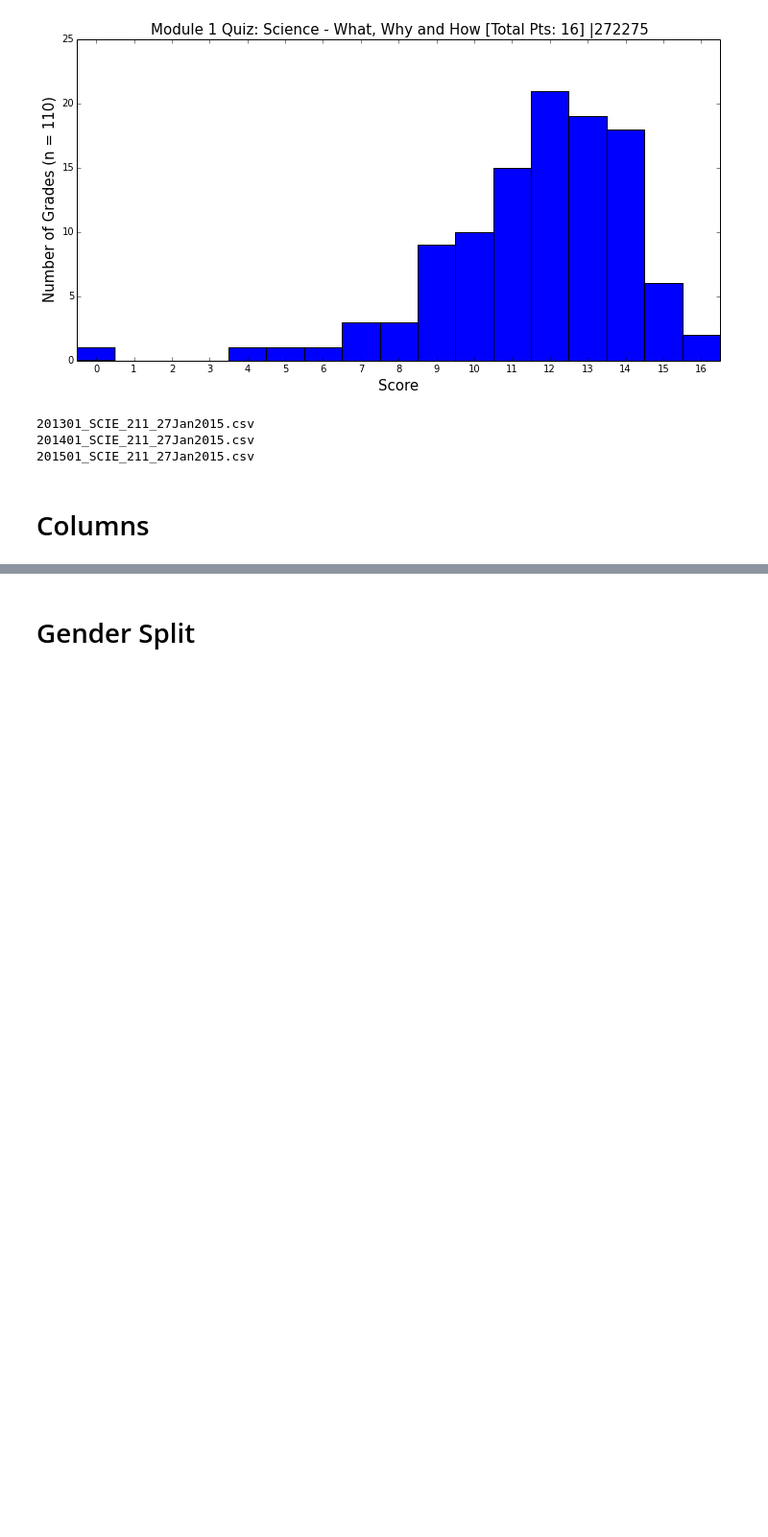
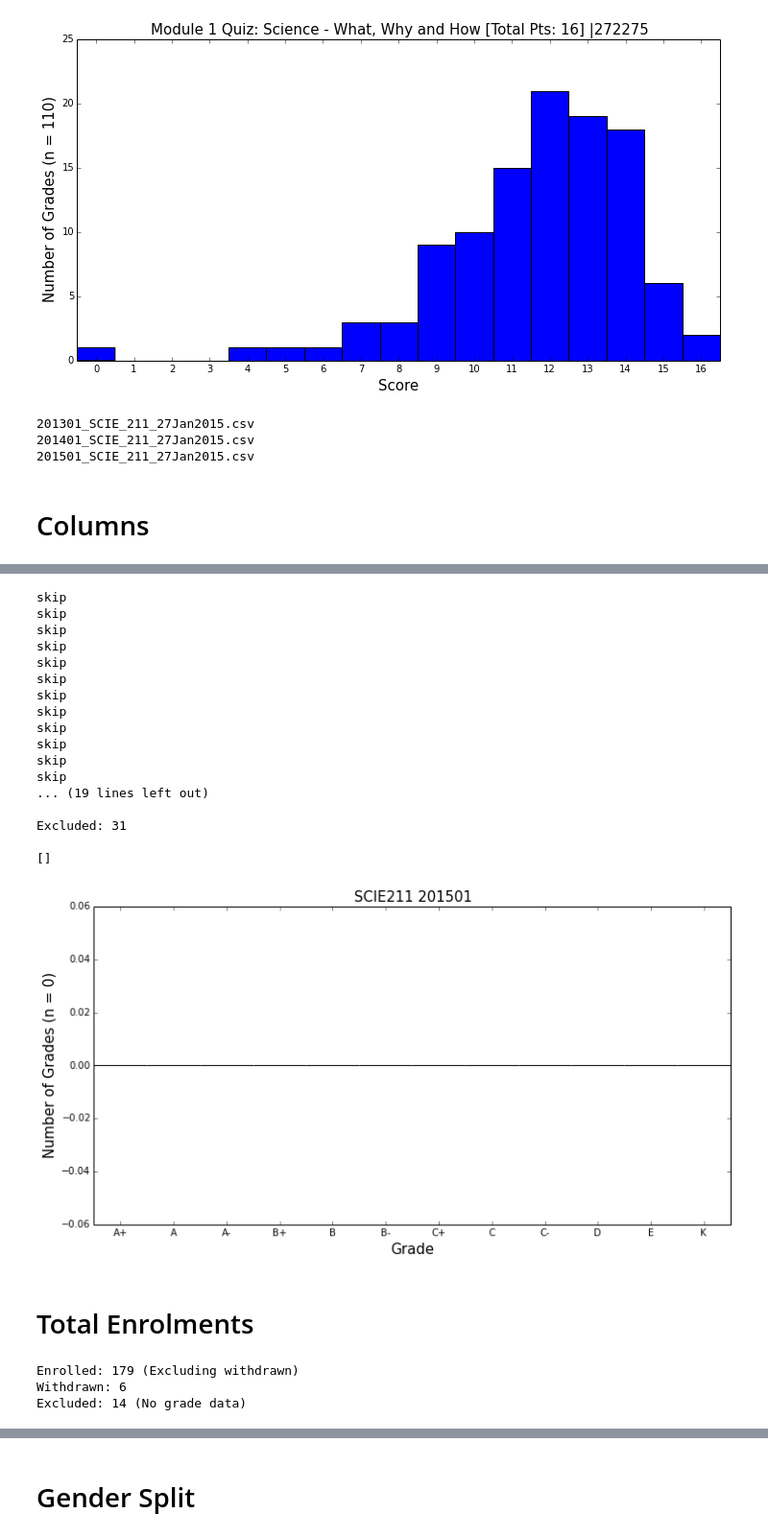
Before and after one commit to kaiwhata/Grade_analysis, a Jupyter notebook: SCIE211_grade_tools.ipynb, the cells around one changed output, grey strips where cells are left out. Shown at 96% size. Saved outputs shown, nothing was run; the diff lists cells and outputs as text; code cells hidden in the pictures; blank space fills up the shorter version.

```diff
--- a/SCIE211_grade_tools.ipynb
+++ b/SCIE211_grade_tools.ipynb
@@ -146,0 +248,23 @@ for i in range(len(SCIE211_2013[0])):
+# %%
+paper_hist(SCIE211_2015)
+# %% [output]
+skip
+skip
+skip
+skip
+skip
+skip
+skip
+skip
+skip
+skip
+skip
+skip
+... (19 lines left out)
+
+Excluded: 31
+
+[]
+[figure, added]
+# %% [markdown]
+# Total Enrolments
@@ -146,0 +287,6 @@ for i in range(len(SCIE211_2013[0])):
+# %%
+paper_enrolments(SCIE211_2013)
+# %% [output]
+Enrolled: 179 (Excluding withdrawn)
+Withdrawn: 6
+Excluded: 14 (No grade data)
```
Also changed, not shown: parts of 20 cells of this notebook.
